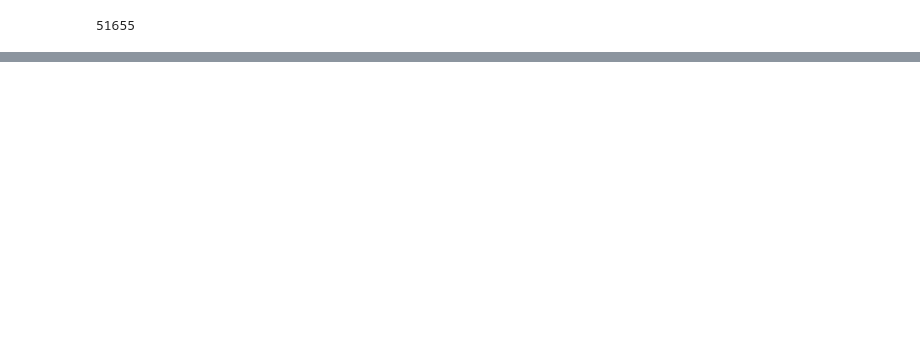
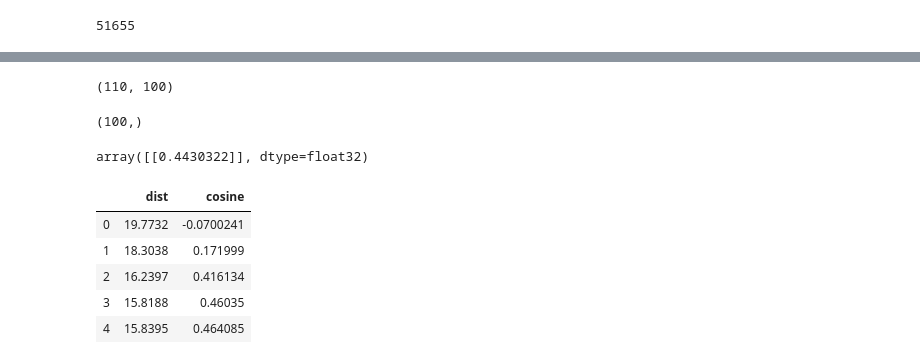
Before and after one commit to SPTime19/notebooks, a Jupyter notebook: EDA/WEModel.ipynb, the cells around one changed output, grey strips where cells are left out. Saved outputs shown, nothing was run; the diff lists cells and outputs as text; code cells hidden in the pictures; blank space fills up the shorter version.

Commit message:
ft model ready

```diff
--- a/EDA/WEModel.ipynb
+++ b/EDA/WEModel.ipynb
@@ -121,0 +218,51 @@ print(model.most_similar("nights"))
+# %%
+def get_review_vec(review_seq):
+    try:
+        return np.array([model.wv[w] for w in review_seq]).mean(axis=0)
+    except:
+        return None
+
+texts_vecs = [get_review_vec(seq) for seq in tokens_sq]
+# %%
+np.array([model.wv[w] for w in ex]).shape
+# %% [output]
+(110, 100)
+# %%
+np.array([model.wv[w] for w in ex]).mean(axis=0).shape
+# %% [output]
+(100,)
+# %%
+cosine_similarity(texts_vecs[0].reshape(1,-1), texts_vecs[1].reshape(1, -1))
+# %% [output]
+array([[0.4430322]], dtype=float32)
+# %%
+from sklearn.metrics.pairwise import cosine_similarity, euclidean_distances
+
+idx_vec = 30057
+distances = []
+cos_sim = []
+
+for idx,vec in enumerate(texts_vecs):
+    if idx != idx_vec and vec is not None:
+        try:
+            cos_sim.append(cosine_similarity(texts_vecs[idx_vec].reshape(1,-1), vec.reshape(1,-1))[0][0])
+        except:
+            cos_sim.append(None)
+        try:
+            distances.append(euclidean_distances(texts_vecs[idx_vec].reshape(1,-1), vec.reshape(1,-1))[0][0])
+        except:
+            distances.append(None)
+
+    else:
+        distances.append(None)
+        cos_sim.append(None)
+# %%
+simil_df = pd.DataFrame(np.array([distances, cos_sim]).transpose(), columns=["dist", "cosine"]).dropna()
+simil_df.head()
+# %% [output]
+|  | dist | cosine |
+| 0 | 19.7732 | -0.0700241 |
+| 1 | 18.3038 | 0.171999 |
+| 2 | 16.2397 | 0.416134 |
+| 3 | 15.8188 | 0.46035 |
+| 4 | 15.8395 | 0.464085 |
```
Also changed, not shown: parts of 20 cells of this notebook.
